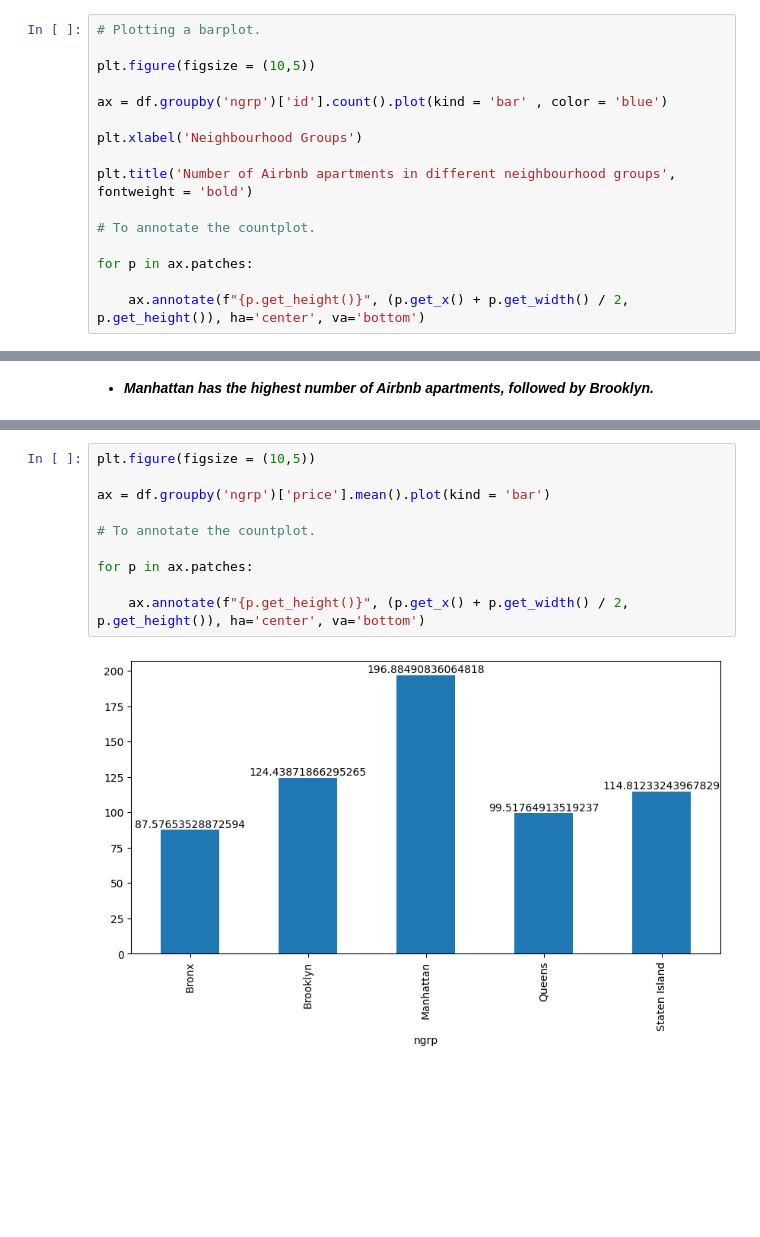
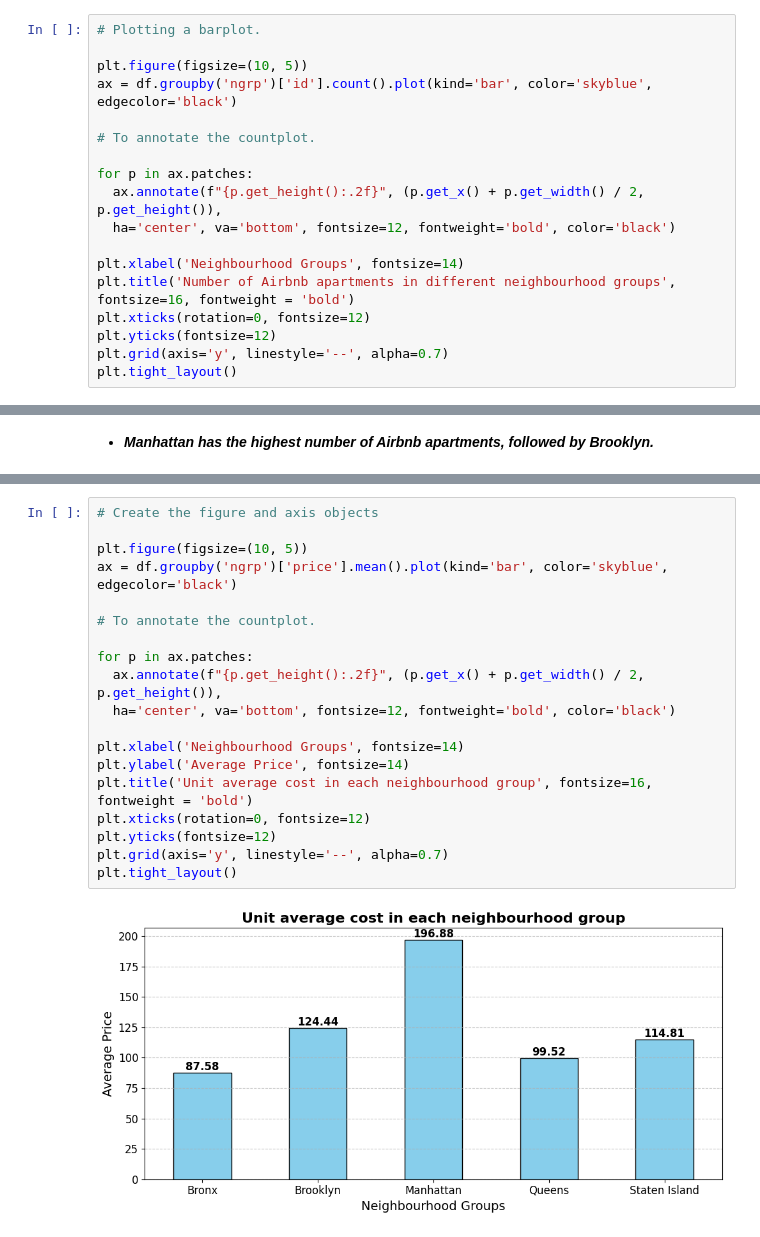
Before and after one commit to Sid-9823/Airbnb-Bookings-Analysis, a Jupyter notebook: Airbnb_Bookings_Analysis.ipynb, the cells around one changed output, grey strips where cells are left out. Saved outputs shown, nothing was run; the diff lists cells and outputs as text; blank space fills up the shorter version.

```diff
--- a/Airbnb_Bookings_Analysis.ipynb
+++ b/Airbnb_Bookings_Analysis.ipynb
@@ -358,17 +358,19 @@ df[df['price'] == 0].shape[0]
 # %%
 # Plotting a barplot.
 
-plt.figure(figsize = (10,5))
-
-ax = df.groupby('ngrp')['id'].count().plot(kind = 'bar' , color = 'blue')
-
-plt.xlabel('Neighbourhood Groups')
-
-plt.title('Number of Airbnb apartments in different neighbourhood groups', fontweight = 'bold')
+plt.figure(figsize=(10, 5))
+ax = df.groupby('ngrp')['id'].count().plot(kind='bar', color='skyblue', edgecolor='black')
 
 # To annotate the countplot.
 
 for p in ax.patches:
+  ax.annotate(f"{p.get_height():.2f}", (p.get_x() + p.get_width() / 2, p.get_height()),
+  ha='center', va='bottom', fontsize=12, fontweight='bold', color='black')
 
-    ax.annotate(f"{p.get_height()}", (p.get_x() + p.get_width() / 2, p.get_height()), ha='center', va='bottom')
+plt.xlabel('Neighbourhood Groups', fontsize=14)
+plt.title('Number of Airbnb apartments in different neighbourhood groups', fontsize=16, fontweight = 'bold')
+plt.xticks(rotation=0, fontsize=12)
+plt.yticks(fontsize=12)
+plt.grid(axis='y', linestyle='--', alpha=0.7)
+plt.tight_layout()
 # %% [output]
@@ -382,12 +382,21 @@ for p in ax.patches:
 # %%
-plt.figure(figsize = (10,5))
+# Create the figure and axis objects
 
-ax = df.groupby('ngrp')['price'].mean().plot(kind = 'bar')
+plt.figure(figsize=(10, 5))
+ax = df.groupby('ngrp')['price'].mean().plot(kind='bar', color='skyblue', edgecolor='black')
 
 # To annotate the countplot.
 
 for p in ax.patches:
+  ax.annotate(f"{p.get_height():.2f}", (p.get_x() + p.get_width() / 2, p.get_height()),
+  ha='center', va='bottom', fontsize=12, fontweight='bold', color='black')
 
-    ax.annotate(f"{p.get_height()}", (p.get_x() + p.get_width() / 2, p.get_height()), ha='center', va='bottom')
+plt.xlabel('Neighbourhood Groups', fontsize=14)
+plt.ylabel('Average Price', fontsize=14)
+plt.title('Unit average cost in each neighbourhood group', fontsize=16, fontweight = 'bold')
+plt.xticks(rotation=0, fontsize=12)
+plt.yticks(fontsize=12)
+plt.grid(axis='y', linestyle='--', alpha=0.7)
+plt.tight_layout()
 # %% [output]
-[figure, old version]
+[figure, new version]
```
Also changed, not shown: parts of 21 cells of this notebook.
